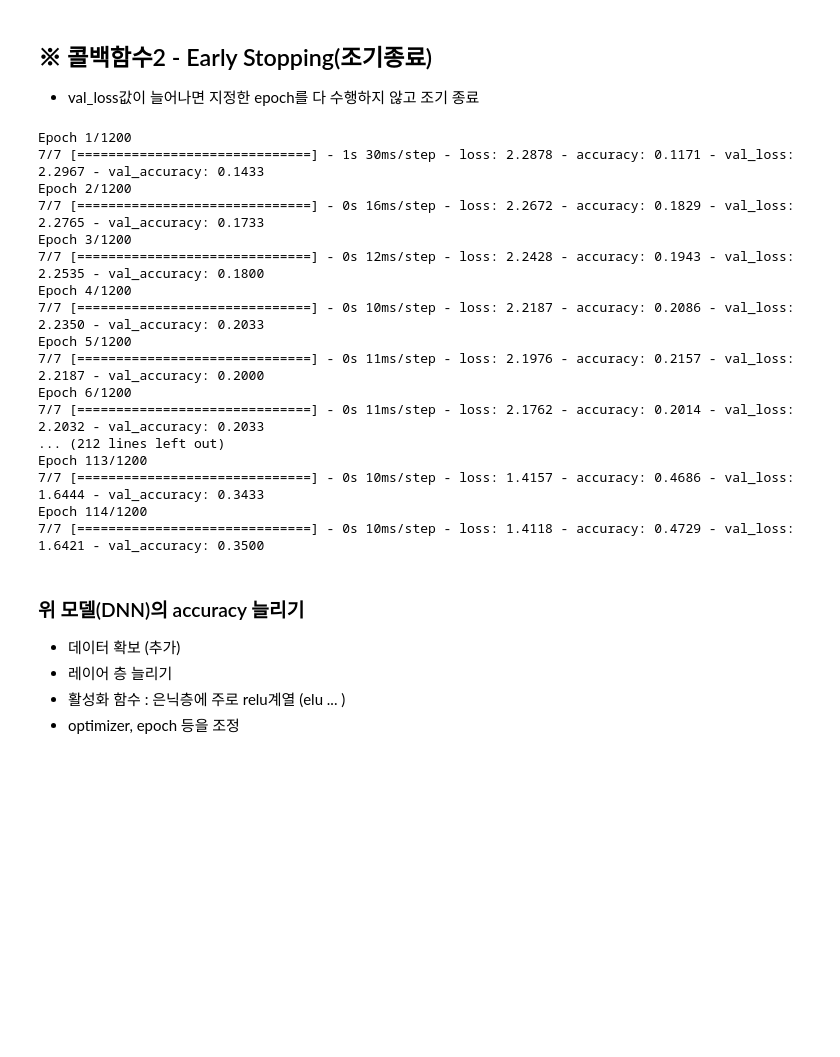
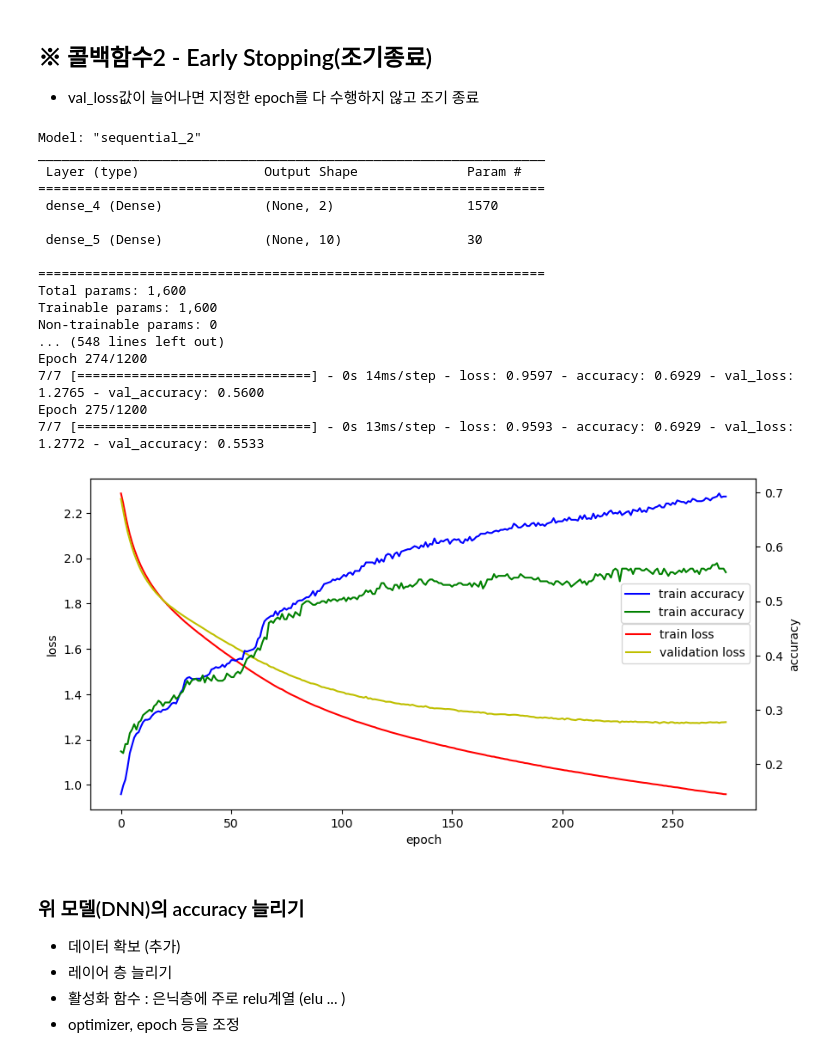
Before and after one commit to yeonhwa88/aidiary, a Jupyter notebook: source/08_DeepLearning/08_DNN(딥러닝)_MNIST(손글씨데이터).ipynb, the cells around one changed output. Drawn from its saved outputs; the diff is of its cells as text; code cells hidden in the pictures; blank space fills up the shorter version.

```diff
--- a/source/08_DeepLearning/08_DNN(딥러닝)_MNIST(손글씨데이터).ipynb
+++ b/source/08_DeepLearning/08_DNN(딥러닝)_MNIST(손글씨데이터).ipynb
@@ -387,36 +387,61 @@ Y_test = to_categorical(Y_test)
 # 2. 모델 구성
 model = Sequential()
 model.add(Input(shape=(784,)))
-model.add(Dense(units=2, activation='relu')) # https://keras.io/api/layers/activations/
-model.add(Dense(units=10, activation='softmax'))
+model.add(Dense(units=2,
+               activation='relu'))
+model.add(Dense(units=10,
+               activation='softmax'))
+print(model.summary())
 
-# 3. 모델 학습과정 설정
-model.compile(loss='categorical_crossentropy', optimizer='nadam', metrics=['accuracy'])
-
+# 3. 학습 설정
+model.compile(loss='categorical_crossentropy',
+             optimizer='nadam',
+             metrics=['accuracy'])
 # 4. 모델 학습(콜백 적용)
 from tensorflow.keras.callbacks import EarlyStopping
-earlyStopping = EarlyStopping(patience=2) # val_loss가 연달아 2번 이상 성능이 좋아지지 않으면 stop
-hist = model.fit(X_train, Y_train, epochs=1200, batch_size=100,
-                 validation_data=(X_val,Y_val),
-                 callbacks=[earlyStopping])
+# earlyStopping = EarlyStopping(patience=30,# val_loss가 연달아 2번 이상 성능이 좋아지지 않으면 stop
+#                              monitor='val_accuracy') # val_accuracy 가 연달아 2번이상 성능이 좋아지지 않으면 stop
+#                                                      # Loss, accuracy, val_loss(기본값), val_accuracy
+earlyStopping = EarlyStopping(patience=30)
+hist = model.fit(X_train, Y_train,
+                epochs=1200,
+                batch_size=100,
+                validation_data=(X_val, Y_val),
+                callbacks=[earlyStopping])
 # %% [output]
-Epoch 1/1200
-7/7 [==============================] - 1s 30ms/step - loss: 2.2878 - accuracy: 0.1171 - val_loss: 2.2967 - val_accuracy: 0.1433
-Epoch 2/1200
-7/7 [==============================] - 0s 16ms/step - loss: 2.2672 - accuracy: 0.1829 - val_loss: 2.2765 - val_accuracy: 0.1733
-Epoch 3/1200
-7/7 [==============================] - 0s 12ms/step - loss: 2.2428 - accuracy: 0.1943 - val_loss: 2.2535 - val_accuracy: 0.1800
-Epoch 4/1200
-7/7 [==============================] - 0s 10ms/step - loss: 2.2187 - accuracy: 0.2086 - val_loss: 2.2350 - val_accuracy: 0.2033
-Epoch 5/1200
-7/7 [==============================] - 0s 11ms/step - loss: 2.1976 - accuracy: 0.2157 - val_loss: 2.2187 - val_accuracy: 0.2000
-Epoch 6/1200
-7/7 [==============================] - 0s 11ms/step - loss: 2.1762 - accuracy: 0.2014 - val_loss: 2.2032 - val_accuracy: 0.2033
-... (212 lines left out)
-Epoch 113/1200
-7/7 [==============================] - 0s 10ms/step - loss: 1.4157 - accuracy: 0.4686 - val_loss: 1.6444 - val_accuracy: 0.3433
-Epoch 114/1200
-7/7 [==============================] - 0s 10ms/step - loss: 1.4118 - accuracy: 0.4729 - val_loss: 1.6421 - val_accuracy: 0.3500
+Model: "sequential_2"
+_________________________________________________________________
+ Layer (type)                Output Shape              Param #
+=================================================================
+ dense_4 (Dense)             (None, 2)                 1570
+
+ dense_5 (Dense)             (None, 10)                30
+
+=================================================================
+Total params: 1,600
+Trainable params: 1,600
+Non-trainable params: 0
+... (548 lines left out)
+Epoch 274/1200
+7/7 [==============================] - 0s 14ms/step - loss: 0.9597 - accuracy: 0.6929 - val_loss: 1.2765 - val_accuracy: 0.5600
+Epoch 275/1200
+7/7 [==============================] - 0s 13ms/step - loss: 0.9593 - accuracy: 0.6929 - val_loss: 1.2772 - val_accuracy: 0.5533
+# %%
+# 학습과정 표시하기
+fig, loss_ax = plt.subplots(figsize=(10,5))
+loss_ax.plot(hist.history['loss'], 'r', label='train loss')
+loss_ax.plot(hist.history['val_loss'], 'y', label='validation loss')
+loss_ax.set_xlabel('epoch')
+loss_ax.set_ylabel('loss')
+acc_ax = loss_ax.twinx()
+acc_ax.plot(hist.history['accuracy'], 'b', label='train accuracy')
+acc_ax.plot(hist.history['val_accuracy'], 'g', label='train accuracy')
+acc_ax.set_ylabel('accuracy')
+loss_ax.legend(loc='center right')
+acc_ax.legend(bbox_to_anchor=(0.999, 0.7))
+plt.show()
+# %% [output]
+[figure, added]
 # %% [markdown]
 ### 위 모델(DNN)의 accuracy 늘리기
 - 데이터 확보 (추가)
```
Also changed, not shown: parts of 28 cells of this notebook, 7 other files.
